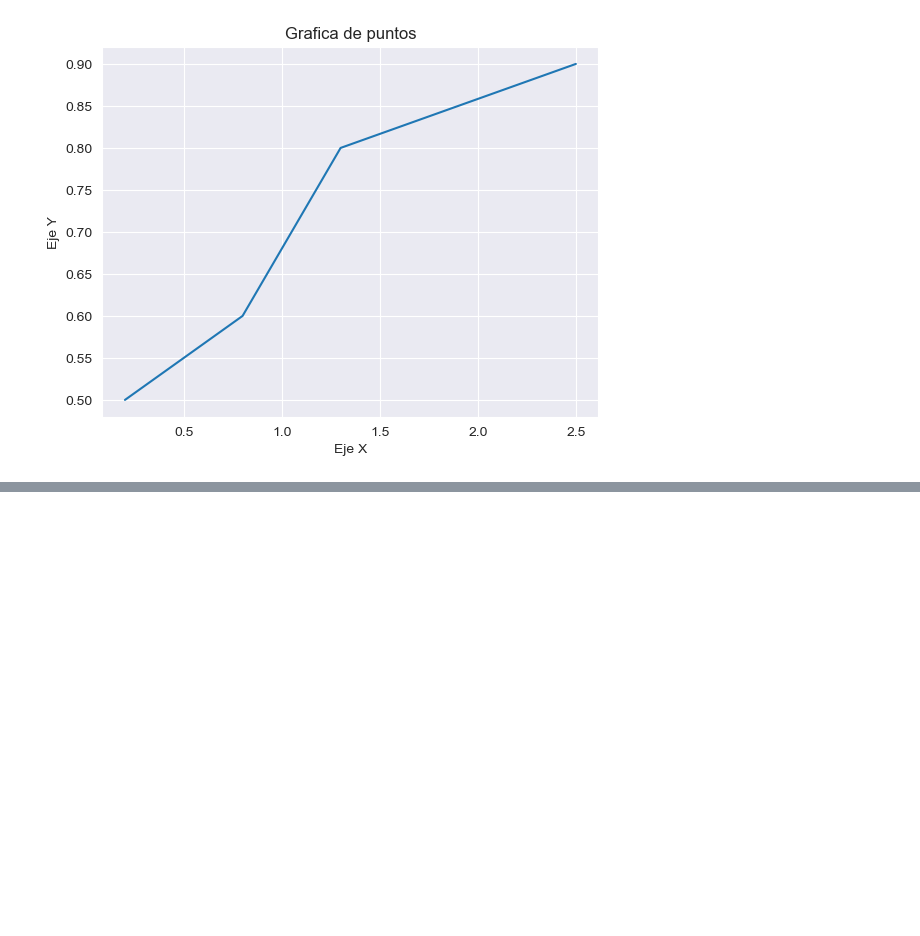
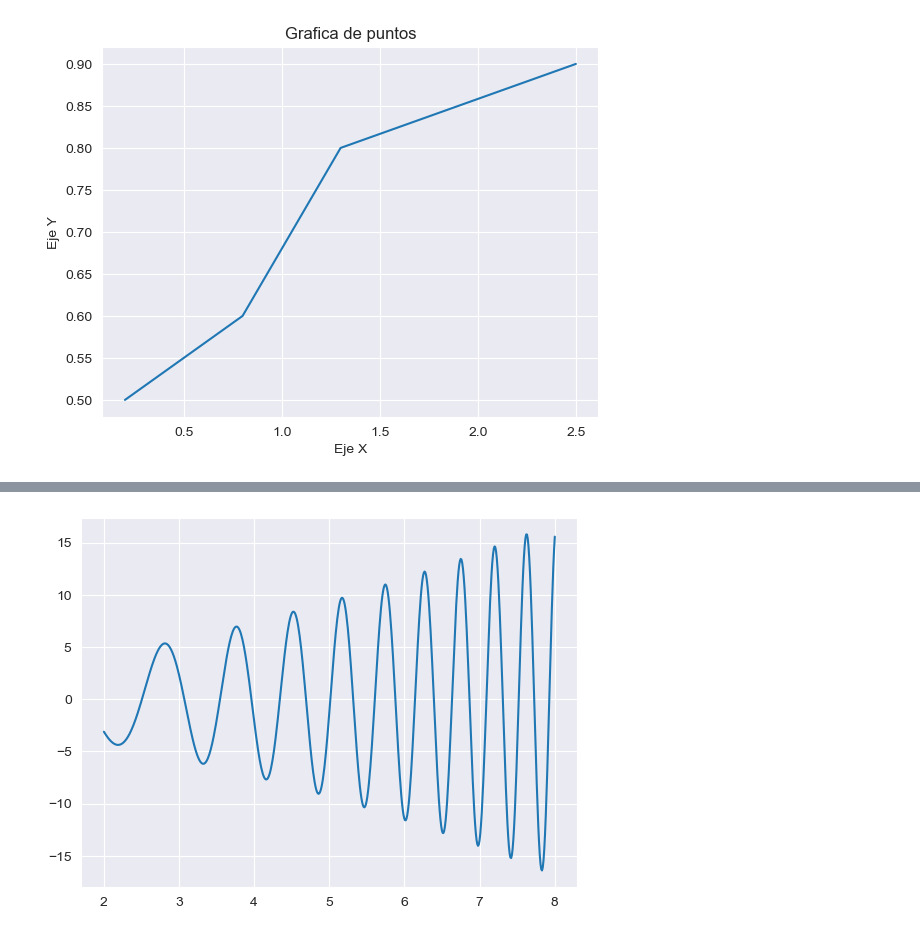
Before and after one commit to marcosotomac/MachineLearningPython-UNI, a Jupyter notebook: overview_numpy_matplotlib.ipynb, the cells around one changed output, grey strips where cells are left out. Cells and saved outputs as stored; diff of their text form; code cells hidden in the pictures; blank space fills up the shorter version.

```diff
--- a/overview_numpy_matplotlib.ipynb
+++ b/overview_numpy_matplotlib.ipynb
@@ -237,0 +316,14 @@ plt.show() #muestra la grafica
+# %%
+#consideremos el definir los valores de la variable dependiente utilizando una funcion
+def f1(x: np.ndarray) -> np.ndarray:
+    return np.sin(x**2) * np.exp(x ** 0.5)
+
+#definamos la variable independiente x
+x1 = np.linspace(2,8,600)
+#definamos la variable dependiente y
+y1 = f1(x1)
+#diagrama de dispersión
+plt.plot(x1,y1)
+plt.show()
+# %% [output]
+[figure, added]
```
Also changed, not shown: parts of 7 cells of this notebook.
